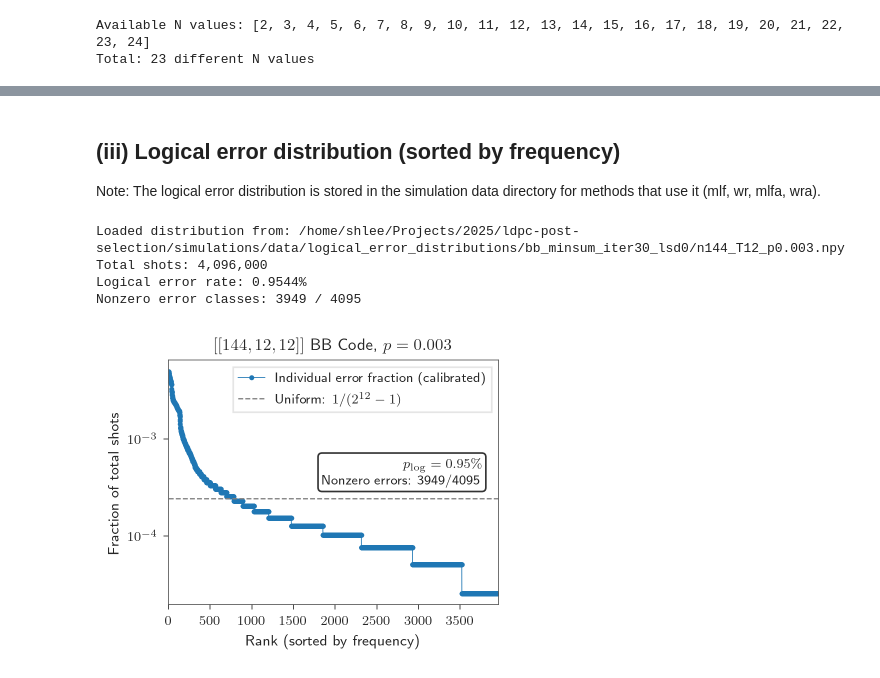
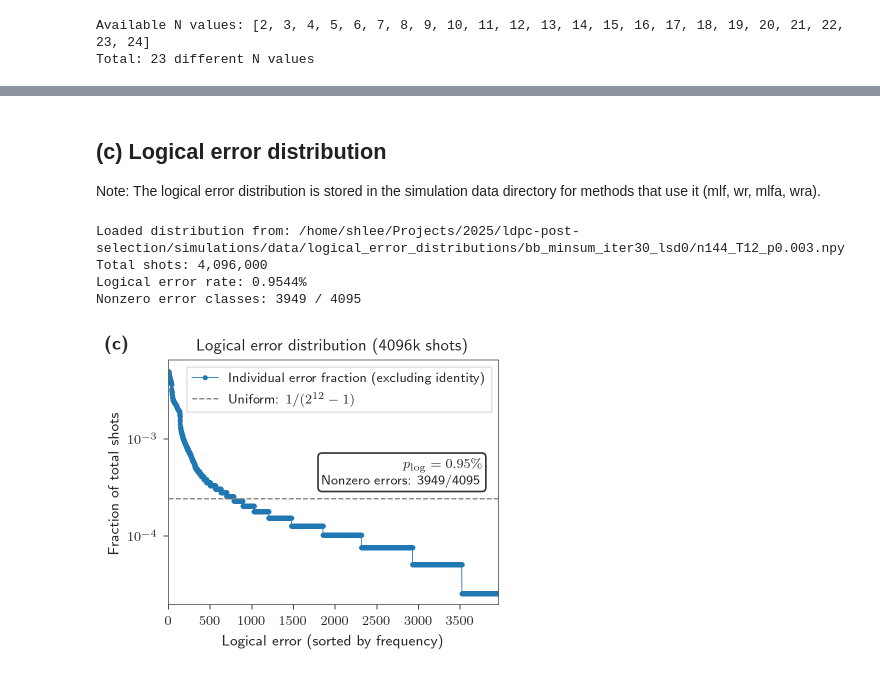
Before and after one commit to NOT4LONG01/soft-info-code-switch, a Jupyter notebook: simulations/analysis/notebooks/bb_code_gap_proxy_analysis.ipynb, the cells around one changed output, grey strips where cells are left out. Drawn from its saved outputs; the diff is of its cells as text; code cells hidden in the pictures.

```diff
--- a/simulations/analysis/notebooks/bb_code_gap_proxy_analysis.ipynb
+++ b/simulations/analysis/notebooks/bb_code_gap_proxy_analysis.ipynb
@@ -69,7 +72,7 @@ Configure the gap proxy method and parameters below. Available methods:
 # ==============================================================================
 
 # Gap proxy method: 'mlf', 'wr', 'mlfa', 'wra', 'random', 'nearby'
-GAP_PROXY_METHOD = "wr"
+GAP_PROXY_METHOD = "mlfa"
 
 # Number of logical classes explored (not used for 'nearby')
 NUM_LOGICAL_CLASSES = 24
@@ -470,5 +544,5 @@ fig.text(
 # %% [markdown]
-## (iii) Logical error distribution (sorted by frequency)
+## (c) Logical error distribution
 
 Note: The logical error distribution is stored in the simulation data directory for methods that use it (mlf, wr, mlfa, wra).
 # %%
@@ -517,39 +591,49 @@ else:
     ax = fig.add_subplot()
 
     # Plot individual error fractions
-    ax.semilogy(rank, sorted_fractions_nz / logical_error_rate, 'o-', markersize=2, linewidth=0.5, label="Individual error fraction (calibrated)")
+    ax.semilogy(rank, sorted_fractions_nz / logical_error_rate, 'o-', markersize=2, linewidth=0.5, label="Individual error fraction (excluding identity)")
 
     # Add reference lines
     ax.axhline(1 / (len(dist) - 1), color='gray', linestyle='--', linewidth=0.8, label=rf"Uniform: $1/(2^{{{int(np.log2(len(dist)))}}} - 1)$")
 
     # Formatting
-    code_params = f"$[[{n}, 12, 12]]$" if n == 144 else f"$[[72, 12, 6]]$"
-    ax.set_title(rf"{code_params} BB Code, $p = {p}$", fontsize=10)
-    ax.set_xlabel(r"Rank (sorted by frequency)")
+    ax.set_title(r"Logical error distribution (4096k shots)", fontsize=10)
+    ax.set_xlabel(r"Logical error (sorted by frequency)")
     ax.set_ylabel(r"Fraction of total shots")
     ax.set_xlim(0, len(sorted_counts_nz) + 10)
     ax.legend(fontsize=8)
 
     # Add statistics as text (escape % for LaTeX)
     ax.text(
         0.95, 0.6,
         rf"$p_{{\mathrm{{log}}}} = {logical_error_rate*100:.2f}\%$" + "\n" +
         rf"Nonzero errors: {len(sorted_counts_nz)}/{len(dist)-1}",
         transform=ax.transAxes,
         fontsize=8,
         verticalalignment='top',
         horizontalalignment='right',
         bbox=dict(boxstyle='round', facecolor='white', alpha=0.8),
     )
 
-    # fig.savefig(f"figs/bb_gap_proxy_{GAP_PROXY_METHOD}_error_distribution.pdf")
+    fig.text(
+        0,
+        1,
+        r"\textbf{(c)}",
+        fontsize=11,
+        in_layout=False,
+        transform=fig.transFigure,
+        verticalalignment="top",
+    )
+
+    fig.savefig("figs/bb_gap_proxy_error_distribution.pdf")
+
     print(f"Loaded distribution from: {dist_path}")
     print(f"Total shots: {total_shots:,}")
     print(f"Logical error rate: {logical_error_rate:.4%}")
     print(f"Nonzero error classes: {len(sorted_counts_nz)} / {len(dist)-1}")
 # %% [output]
 Loaded distribution from: /home/shlee/Projects/2025/ldpc-post-selection/simulations/data/logical_error_distributions/bb_minsum_iter30_lsd0/n144_T12_p0.003.npy
 Total shots: 4,096,000
 Logical error rate: 0.9544%
 Nonzero error classes: 3949 / 4095
-[figure, old version]
+[figure, new version]
```
Also changed, not shown: parts of 11 cells of this notebook, 8 other files.
